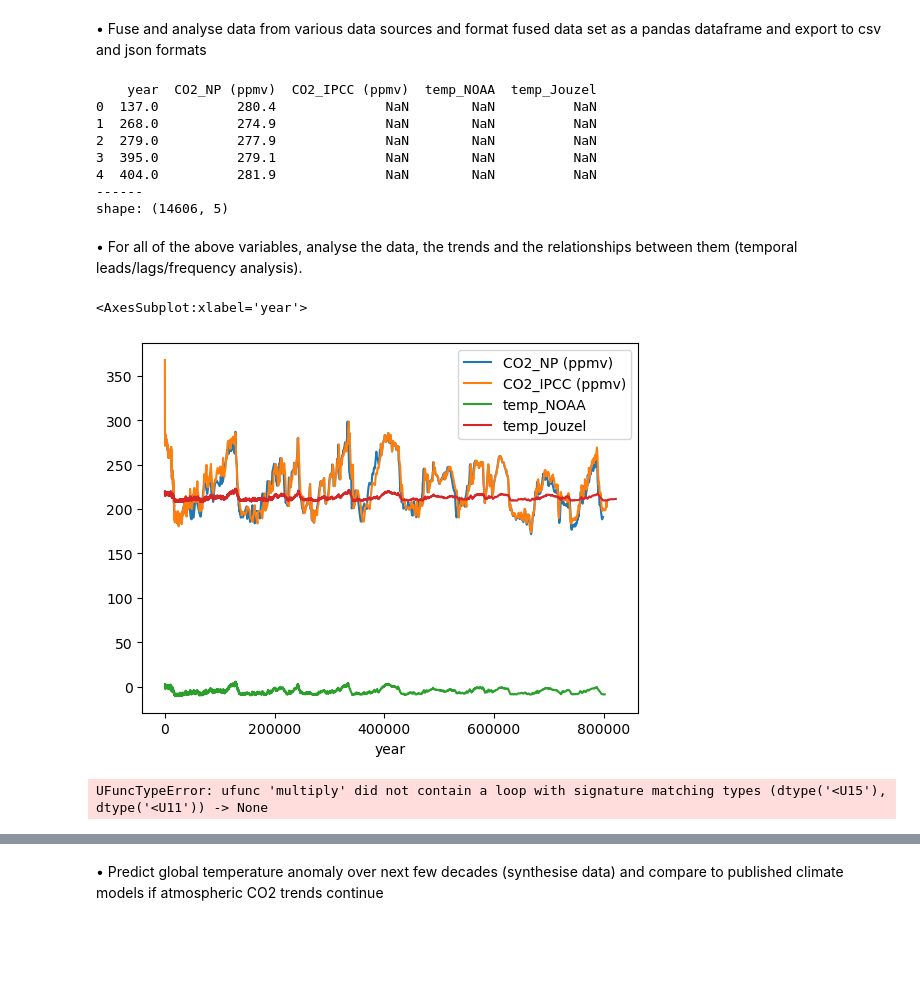
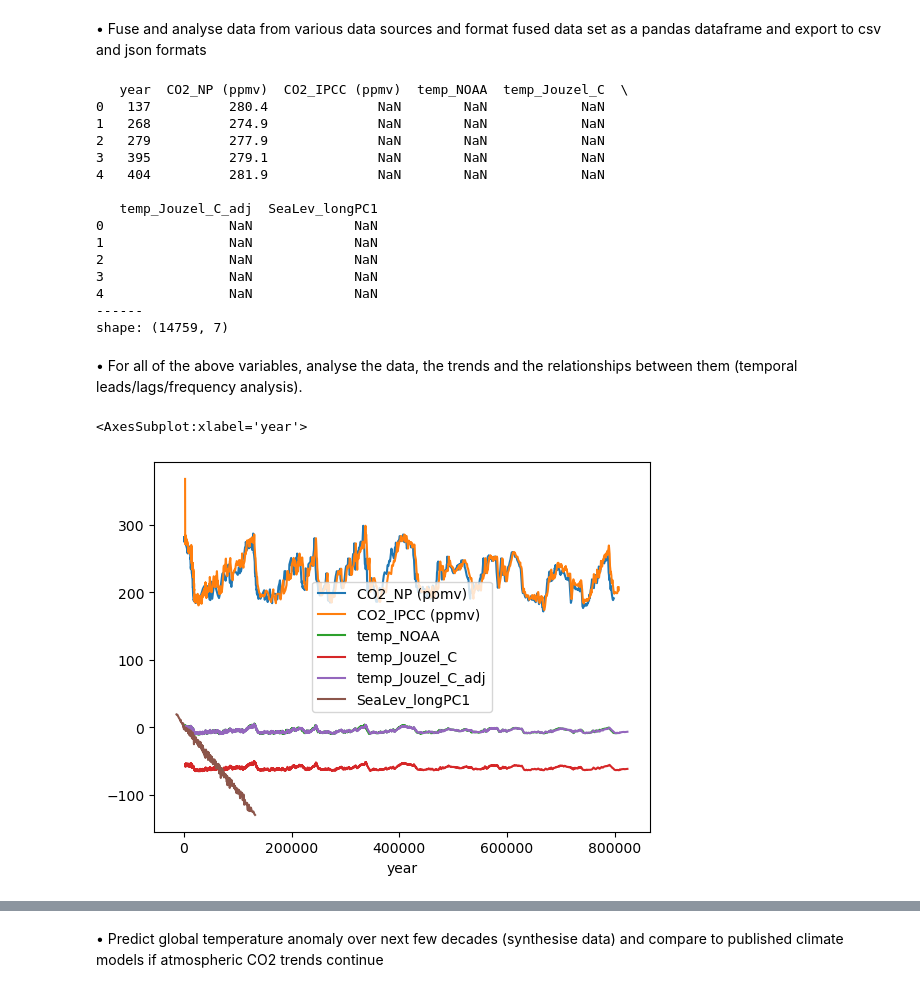
Before and after one commit to OlgaKnut/Programming-for-Data-Analysis-Project-2, a Jupyter notebook: pfda_project_2.ipynb, the cells around one changed output, grey strips where cells are left out. Drawn from its saved outputs; the diff is of its cells as text; code cells hidden in the pictures; blank space fills up the shorter version.

```diff
--- a/pfda_project_2.ipynb
+++ b/pfda_project_2.ipynb
@@ -223,3 +326,19 @@ sea_level_NOAA_df.drop('SeaLev_longPC1', axis=1, inplace=True)
+# %%
+
+sea_level_NOAA_df = pd.read_csv('sea-level 800000-3000.txt',sep='\s+', skiprows=95, index_col=False)
+sea_level_NOAA_df.drop('age_calkaBP', axis=1, inplace=True)
+sea_level_NOAA_df['year']=(1950-sea_level_NOAA_df['SeaLev_shortPC1']*1000)
+sea_level_NOAA_df.dropna(subset=['year'], inplace=True)
+sea_level_NOAA_df['year'] = sea_level_NOAA_df['year'].astype(int)
+sea_level_NOAA_df.drop('SeaLev_shortPC1_err_up', axis=1, inplace=True)
+sea_level_NOAA_df.drop('SeaLev_shortPC1', axis=1, inplace=True)
+sea_level_NOAA_df.drop('SeaLev_shortPC1_err_sig', axis=1, inplace=True)
+sea_level_NOAA_df.drop('SeaLev_shortPC1_err_lo', axis=1, inplace=True)
+sea_level_NOAA_df.drop('SeaLev_longPC1_err_lo', axis=1, inplace=True)
+sea_level_NOAA_df.drop('SeaLev_longPC1_err_up', axis=1, inplace=True)
+sea_level_NOAA_df.drop('SeaLev_longPC1_err_sig', axis=1, inplace=True)
+
+sea_level_NOAA_df.sort_values(by='year', inplace=True)
 # %%
 print(sea_level_NOAA_df.head())
 print("------")
@@ -243,3 +354,0 @@ shape: (799, 7)
-# %%
-sea_level_NOAA_df['year'] = sea_level_NOAA_df['year'].astype(float)
-sea_level_NOAA_df.sort_values(by='year', inplace=True)
@@ -251,0 +355,3 @@ sea_level_NOAA_df.plot(x="year", y="sea level")
+# %%
+df = sea_level_NOAA_df.set_index('year')
+df.plot()
@@ -344,17 +455,26 @@ dataframe and export to csv and json formats
 
 CO2_merge_df= pd.merge(CO2_NP_df, CO2_IPCC_df, on="year", how="outer")
 temp_merge_df= pd.merge(Temp_NOAA_df, Temp_Jouzel_df, on="year", how="outer")
-merge_df= pd.merge(CO2_merge_df, temp_merge_df, on="year", how="outer")
+
+merge_CO2_temp_df= pd.merge(CO2_merge_df, temp_merge_df, on="year", how="outer")
+merge_CO2_temp_sealev_df=pd.merge(merge_CO2_temp_df, sea_level_NOAA_df, on="year", how="outer")
 # %%
-print(merge_df.head())
+print(merge_CO2_temp_sealev_df.head())
 print("------")
-print("shape:", merge_df.shape)
+print("shape:", merge_CO2_temp_sealev_df.shape)
 # %% [output]
-    year  CO2_NP (ppmv)  CO2_IPCC (ppmv)  temp_NOAA  temp_Jouzel
-0  137.0          280.4              NaN        NaN          NaN
-1  268.0          274.9              NaN        NaN          NaN
-2  279.0          277.9              NaN        NaN          NaN
-3  395.0          279.1              NaN        NaN          NaN
-4  404.0          281.9              NaN        NaN          NaN
+   year  CO2_NP (ppmv)  CO2_IPCC (ppmv)  temp_NOAA  temp_Jouzel_C  \
+0   137          280.4              NaN        NaN            NaN
+1   268          274.9              NaN        NaN            NaN
+2   279          277.9              NaN        NaN            NaN
+3   395          279.1              NaN        NaN            NaN
+4   404          281.9              NaN        NaN            NaN
+
+   temp_Jouzel_C_adj  SeaLev_longPC1
+0                NaN             NaN
+1                NaN             NaN
+2                NaN             NaN
+3                NaN             NaN
+4                NaN             NaN
 ------
-shape: (14606, 5)
+shape: (14759, 7)
@@ -367,20 +492,8 @@ merge_df.to_json('merge.json')
 them (temporal leads/lags/frequency analysis).
 # %%
 
-df = merge_df.set_index('year')
+df = merge_CO2_temp_sealev_df.set_index('year')
 df.plot()
 # %% [output]
 <AxesSubplot:xlabel='year'>
-[figure, old version]
+[figure, new version]
-# %%
-import scipy as sp
-from scipy import signal
-x='CO2_IPCC (ppmv)'
-y='temp_Jouzel'
-correlation = signal.correlate(x, y, mode="full")
-lags = signal.correlation_lags(x.size, y.size, mode="full")
-lag = lags[np.argmax(correlation)]
-
-print(f"The lag is {lag}.")
-# %% [output]
-UFuncTypeError: ufunc 'multiply' did not contain a loop with signature matching types (dtype('<U15'), dtype('<U11')) -> None
```
Also changed, not shown: parts of 40 cells of this notebook, 3 other files.
